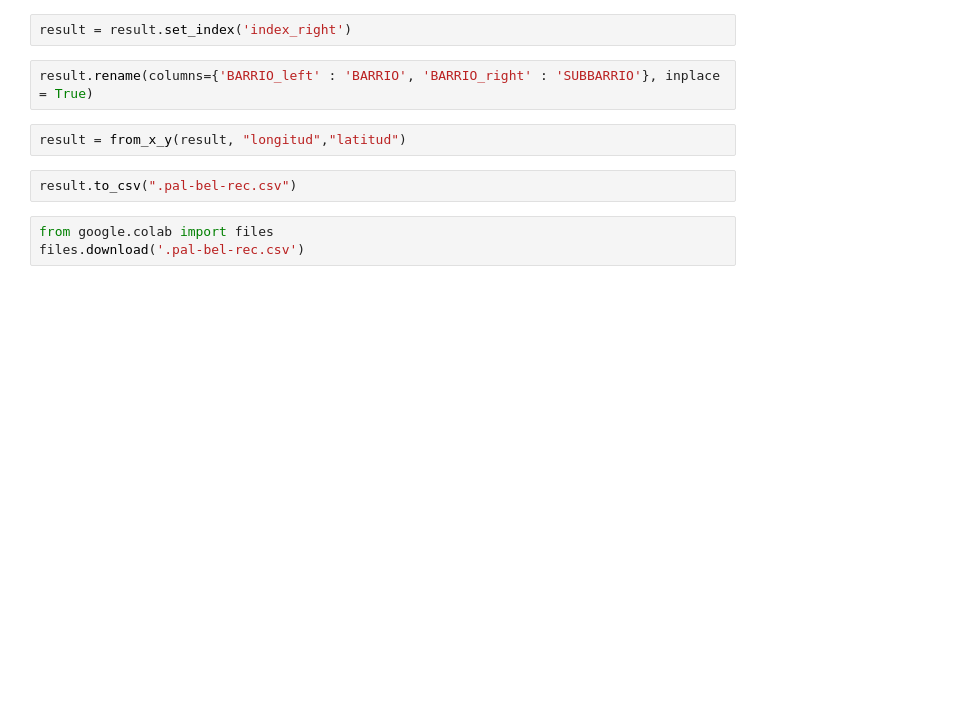
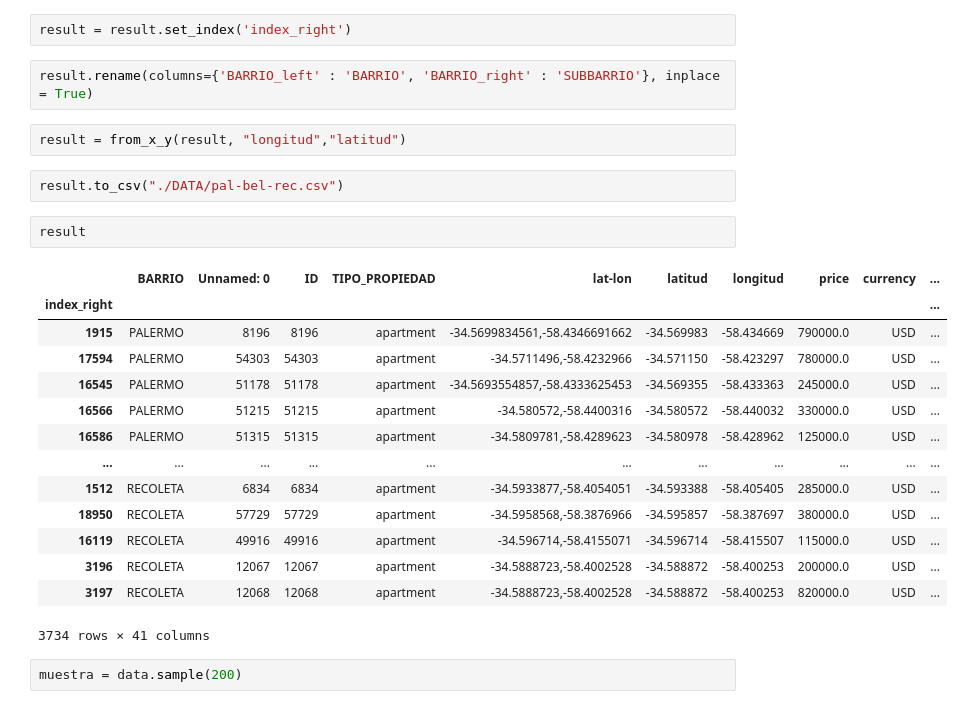
Before and after one commit to GabrielCasal/Digital_House, a Jupyter notebook: TP-Geo.ipynb, the cells around one changed output. Drawn from its saved outputs; the diff is of its cells as text; blank space fills up the shorter version.

```diff
--- a/TP-Geo.ipynb
+++ b/TP-Geo.ipynb
@@ -79,7 +79,23 @@ result.rename(columns={'BARRIO_left' : 'BARRIO', 'BARRIO_right' : 'SUBBARRIO'},
 # %%
 result = from_x_y(result, "longitud","latitud")
 # %%
-result.to_csv(".pal-bel-rec.csv")
+result.to_csv("./DATA/pal-bel-rec.csv")
-# %%
-from google.colab import files
-files.download('.pal-bel-rec.csv')
+# %%
+result
+# %% [output]
+|  | BARRIO | Unnamed: 0 | ID | TIPO_PROPIEDAD | lat-lon | latitud | longitud | price | currency | ... |
+| index_right |  |  |  |  |  |  |  |  |  | ... |
+| 1915 | PALERMO | 8196 | 8196 | apartment | -34.5699834561,-58.4346691662 | -34.569983 | -58.434669 | 790000.0 | USD | ... |
+| 17594 | PALERMO | 54303 | 54303 | apartment | -34.5711496,-58.4232966 | -34.571150 | -58.423297 | 780000.0 | USD | ... |
+| 16545 | PALERMO | 51178 | 51178 | apartment | -34.5693554857,-58.4333625453 | -34.569355 | -58.433363 | 245000.0 | USD | ... |
+| 16566 | PALERMO | 51215 | 51215 | apartment | -34.580572,-58.4400316 | -34.580572 | -58.440032 | 330000.0 | USD | ... |
+| 16586 | PALERMO | 51315 | 51315 | apartment | -34.5809781,-58.4289623 | -34.580978 | -58.428962 | 125000.0 | USD | ... |
+| ... | ... | ... | ... | ... | ... | ... | ... | ... | ... | ... |
+| 1512 | RECOLETA | 6834 | 6834 | apartment | -34.5933877,-58.4054051 | -34.593388 | -58.405405 | 285000.0 | USD | ... |
+| 18950 | RECOLETA | 57729 | 57729 | apartment | -34.5958568,-58.3876966 | -34.595857 | -58.387697 | 380000.0 | USD | ... |
+| 16119 | RECOLETA | 49916 | 49916 | apartment | -34.596714,-58.4155071 | -34.596714 | -58.415507 | 115000.0 | USD | ... |
+| 3196 | RECOLETA | 12067 | 12067 | apartment | -34.5888723,-58.4002528 | -34.588872 | -58.400253 | 200000.0 | USD | ... |
+| 3197 | RECOLETA | 12068 | 12068 | apartment | -34.5888723,-58.4002528 | -34.588872 | -58.400253 | 820000.0 | USD | ... |
+3734 rows × 41 columns
+# %%
+muestra = data.sample(200)
```
Also changed, not shown: parts of 1 cell of this notebook, 3 other files.
